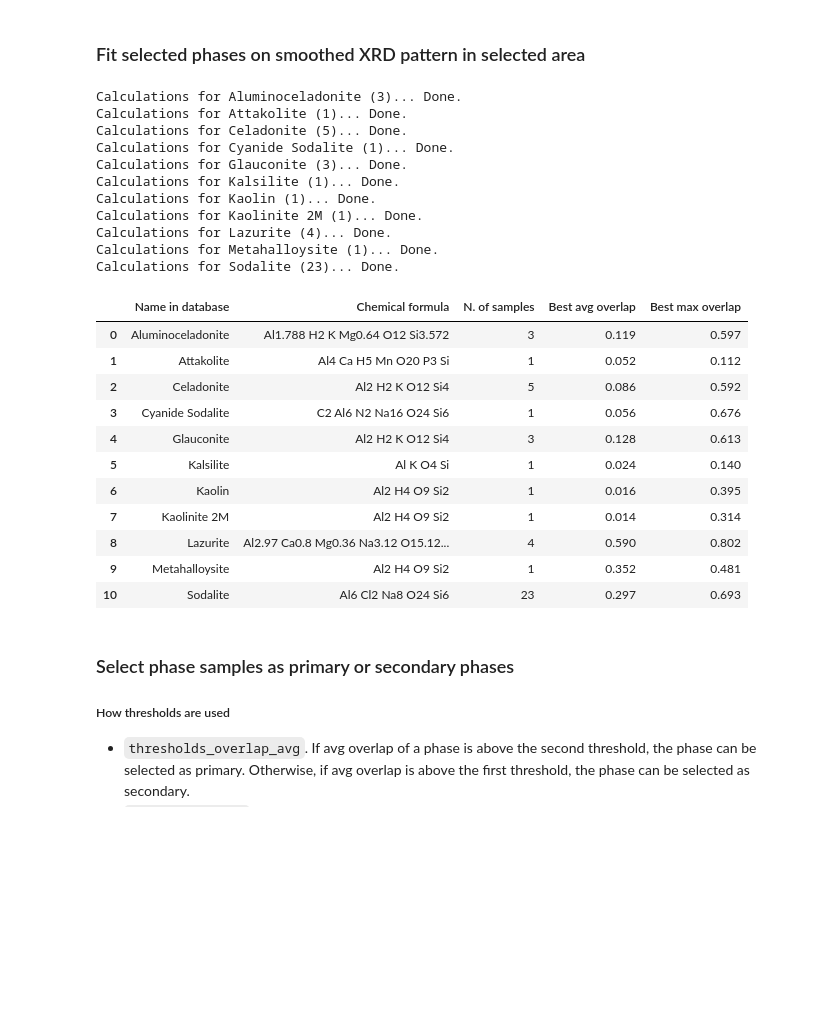
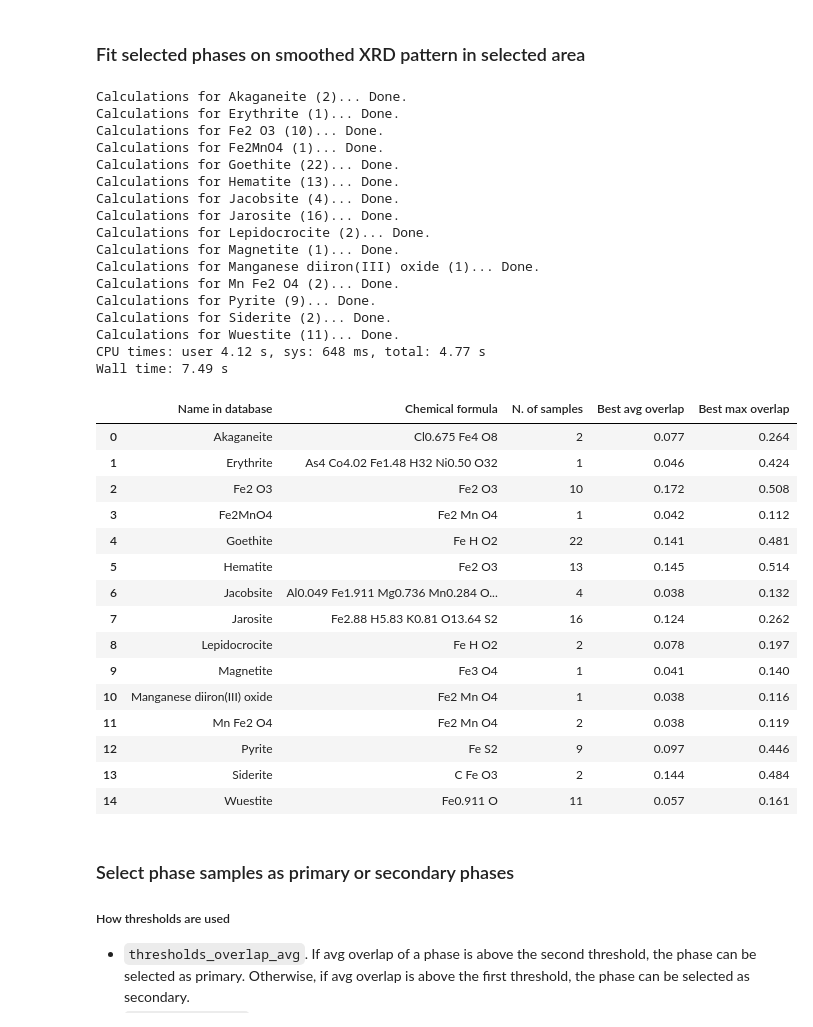
Before and after one commit to DarioZappala/XRDAnalysis, a Jupyter notebook: XRD_2d_exploration.ipynb, the cells around one changed output. Drawn from its saved outputs; the diff is of its cells as text; code cells hidden in the pictures; blank space fills up the shorter version.

```diff
--- a/XRD_2d_exploration.ipynb
+++ b/XRD_2d_exploration.ipynb
@@ -193,7 +194,7 @@ x: 170, y: 95, channels: 2048
 ### Read element maps
 If the orientation of tiff images does not correspond with XRD scans, flip them in this cell
 # %%
-data_xrf_elements = DataXRF().read_tiff(path_xrf_elements)
+data_xrf_elements = DataXRF().read_tiff(path_xrf_images)
 data_xrf_elements.labels = flip(data_xrf_elements.labels, axis = xrf_axes_flip)
 data_xrf_elements.rotate(steps_rotation_xrf)
 y_x_ratio = data_xrf_elements.labels.shape[0] / data_xrf_elements.labels.shape[1]
@@ -237,7 +238,7 @@ maps_xrf_norm = data_xrf_elements.labels / data_xrf_elements.labels.max(axis = (
 - `elements_chosen`: Elements that need to be in the selected phases.
 - `elements_excluded`: Elements that must not be in the selected phases.
 # %%
-elements_chosen = ['Si', 'Al']
+elements_chosen = ['Fe']
 elements_excluded = []
 # DO NOT EXCLUDE: Al, Ca, Cl, P, S, Si
 
@@ -267,7 +272,7 @@ df_phases
 ### Select the area given by XRF threshold
 - `threshold_XRF_intensity`: The routine selects pixels where the first of `elements_chosen` has an XRF intensity above this threshold value.
 # %%
-threshold_XRF_intensity = 0.85
+threshold_XRF_intensity = 0.4
 
 idx_element = find_element(elements_chosen[0], data_xrf_elements.metadata['labels'])
 print('Element chosen for the map of XRF intensity: ' + data_xrf_elements.metadata['labels'][idx_element])
@@ -436,6 +441,8 @@ show()
 # %% [markdown]
 ### Fit selected phases on smoothed XRD pattern in selected area
 # %%
+%%time
+
 ### Smoothing options ###
 offset_background = 10  # value added to the background, before subtracting it from the raw signal
 std_smooth = 5          # degree of the final smooth applied to the XRD pattern (standard deviation of the Gaussian kernel used in the convolution)
@@ -445,56 +452,66 @@ std_smooth = 5          # degree of the final smooth applied to the XRD pattern
 
 data.smooth_channels(offset_background, std_smooth)
 
 list_overlap = []
 list_overlap_avg = []
 list_overlap_max = []
 list_x_y = []
 
 for i in range(df_phases.shape[0]):
     phase_name = df_phases['Name in database'].iloc[i]
     phase_set = database[phase_name]
     print(f'Calculations for {phase_name} ({len(phase_set)})... ', end = '')
     gm = GammaMap_Partial().from_data(data, [p for p in phase_set], indices_XRF_sel, sigma = sigma, min_theta = min_theta,
                                       max_theta = max_theta, min_intensity = min_intensity, first_n_peaks = first_n_peaks)
     gm = gm.fit_cycle(gamma = True, steps = 10, verbose = False)
-    overlap = gm.overlap3_area_ratio(verbose = False)
+    overlap = gm.overlap_area_ratio(verbose = False)
     list_overlap.append(overlap)
     list_overlap_avg.append(nanmean(overlap, axis = 0))
     list_overlap_max.append(nanmax(overlap, axis = 0))
     list_x_y_sample = []
     for j in range(len(phase_set)):
         list_x_y_sample.append(gm.get_x_y(nanargmax(overlap[:, j])))
     list_x_y.append(array(list_x_y_sample))
 
     print('Done.')
 
 df_phases['Best avg overlap'] = [nanmax(list_overlap_avg[i]) for i in range(df_phases.shape[0])]
 df_phases['Best max overlap'] = [nanmax(list_overlap_max[i]) for i in range(df_phases.shape[0])]
 df_phases.style.format({'Best avg overlap': '{:.3f}', 'Best max overlap': '{:.3f}'})
 # %% [output]
-Calculations for Aluminoceladonite (3)... Done.
-Calculations for Attakolite (1)... Done.
-Calculations for Celadonite (5)... Done.
-Calculations for Cyanide Sodalite (1)... Done.
-Calculations for Glauconite (3)... Done.
-Calculations for Kalsilite (1)... Done.
-Calculations for Kaolin (1)... Done.
-Calculations for Kaolinite 2M (1)... Done.
-Calculations for Lazurite (4)... Done.
-Calculations for Metahalloysite (1)... Done.
-Calculations for Sodalite (23)... Done.
+Calculations for Akaganeite (2)... Done.
+Calculations for Erythrite (1)... Done.
+Calculations for Fe2 O3 (10)... Done.
+Calculations for Fe2MnO4 (1)... Done.
+Calculations for Goethite (22)... Done.
+Calculations for Hematite (13)... Done.
+Calculations for Jacobsite (4)... Done.
+Calculations for Jarosite (16)... Done.
+Calculations for Lepidocrocite (2)... Done.
+Calculations for Magnetite (1)... Done.
+Calculations for Manganese diiron(III) oxide (1)... Done.
+Calculations for Mn Fe2 O4 (2)... Done.
+Calculations for Pyrite (9)... Done.
+Calculations for Siderite (2)... Done.
+Calculations for Wuestite (11)... Done.
+CPU times: user 4.12 s, sys: 648 ms, total: 4.77 s
+Wall time: 7.49 s
 |  | Name in database | Chemical formula | N. of samples | Best avg overlap | Best max overlap |
-| 0 | Aluminoceladonite | Al1.788 H2 K Mg0.64 O12 Si3.572 | 3 | 0.119 | 0.597 |
-| 1 | Attakolite | Al4 Ca H5 Mn O20 P3 Si | 1 | 0.052 | 0.112 |
-| 2 | Celadonite | Al2 H2 K O12 Si4 | 5 | 0.086 | 0.592 |
-| 3 | Cyanide Sodalite | C2 Al6 N2 Na16 O24 Si6 | 1 | 0.056 | 0.676 |
-| 4 | Glauconite | Al2 H2 K O12 Si4 | 3 | 0.128 | 0.613 |
-| 5 | Kalsilite | Al K O4 Si | 1 | 0.024 | 0.140 |
-| 6 | Kaolin | Al2 H4 O9 Si2 | 1 | 0.016 | 0.395 |
-| 7 | Kaolinite 2M | Al2 H4 O9 Si2 | 1 | 0.014 | 0.314 |
-| 8 | Lazurite | Al2.97 Ca0.8 Mg0.36 Na3.12 O15.12... | 4 | 0.590 | 0.802 |
-| 9 | Metahalloysite | Al2 H4 O9 Si2 | 1 | 0.352 | 0.481 |
-| 10 | Sodalite | Al6 Cl2 Na8 O24 Si6 | 23 | 0.297 | 0.693 |
+| 0 | Akaganeite | Cl0.675 Fe4 O8 | 2 | 0.077 | 0.264 |
+| 1 | Erythrite | As4 Co4.02 Fe1.48 H32 Ni0.50 O32 | 1 | 0.046 | 0.424 |
+| 2 | Fe2 O3 | Fe2 O3 | 10 | 0.172 | 0.508 |
+| 3 | Fe2MnO4 | Fe2 Mn O4 | 1 | 0.042 | 0.112 |
+| 4 | Goethite | Fe H O2 | 22 | 0.141 | 0.481 |
+| 5 | Hematite | Fe2 O3 | 13 | 0.145 | 0.514 |
+| 6 | Jacobsite | Al0.049 Fe1.911 Mg0.736 Mn0.284 O... | 4 | 0.038 | 0.132 |
+| 7 | Jarosite | Fe2.88 H5.83 K0.81 O13.64 S2 | 16 | 0.124 | 0.262 |
+| 8 | Lepidocrocite | Fe H O2 | 2 | 0.078 | 0.197 |
+| 9 | Magnetite | Fe3 O4 | 1 | 0.041 | 0.140 |
+| 10 | Manganese diiron(III) oxide | Fe2 Mn O4 | 1 | 0.038 | 0.116 |
+| 11 | Mn Fe2 O4 | Fe2 Mn O4 | 2 | 0.038 | 0.119 |
+| 12 | Pyrite | Fe S2 | 9 | 0.097 | 0.446 |
+| 13 | Siderite | C Fe O3 | 2 | 0.144 | 0.484 |
+| 14 | Wuestite | Fe0.911 O | 11 | 0.057 | 0.161 |
 # %% [markdown]
 ### Select phase samples as primary or secondary phases
 
```
Also changed, not shown: parts of 10 cells of this notebook, 4 other files.
